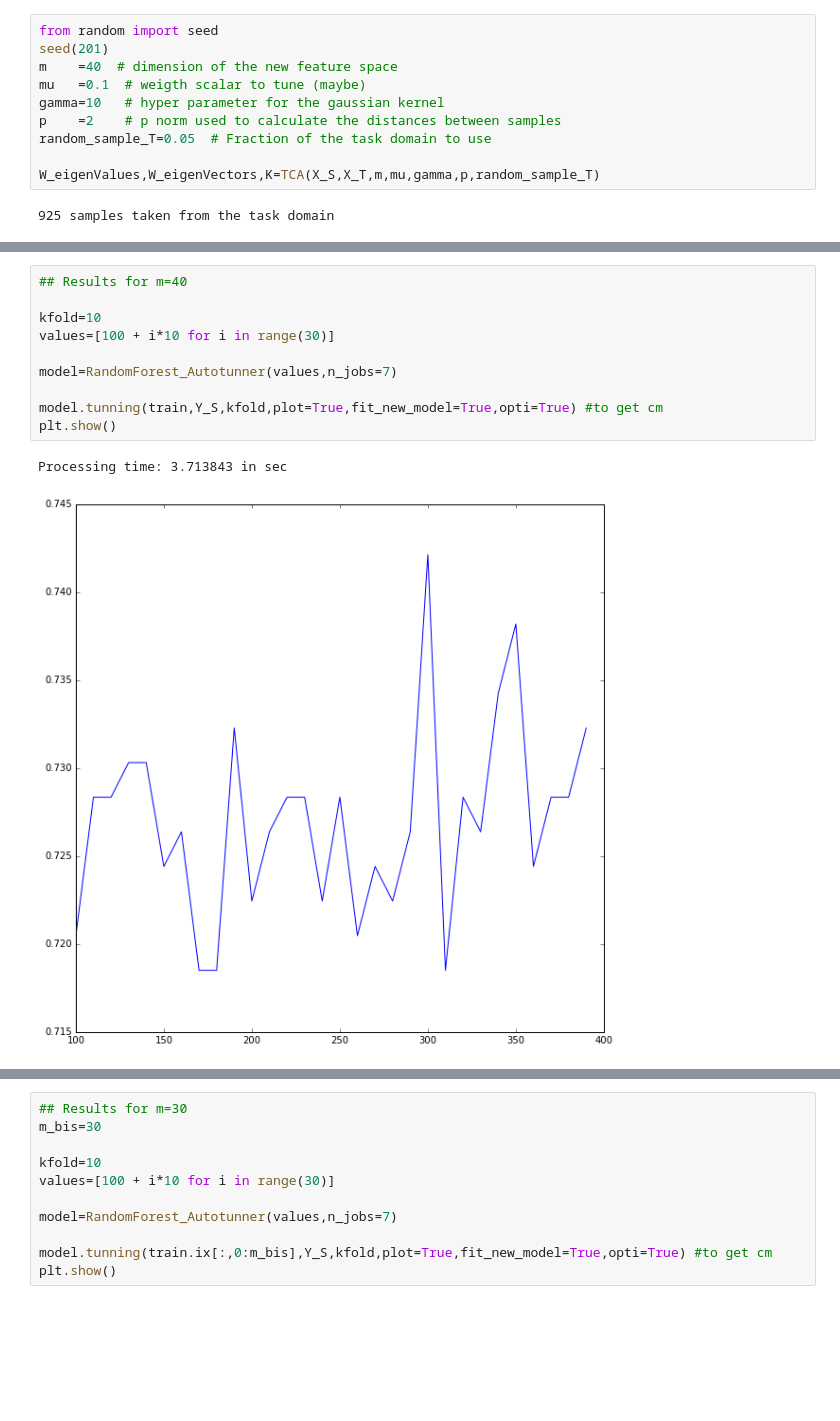
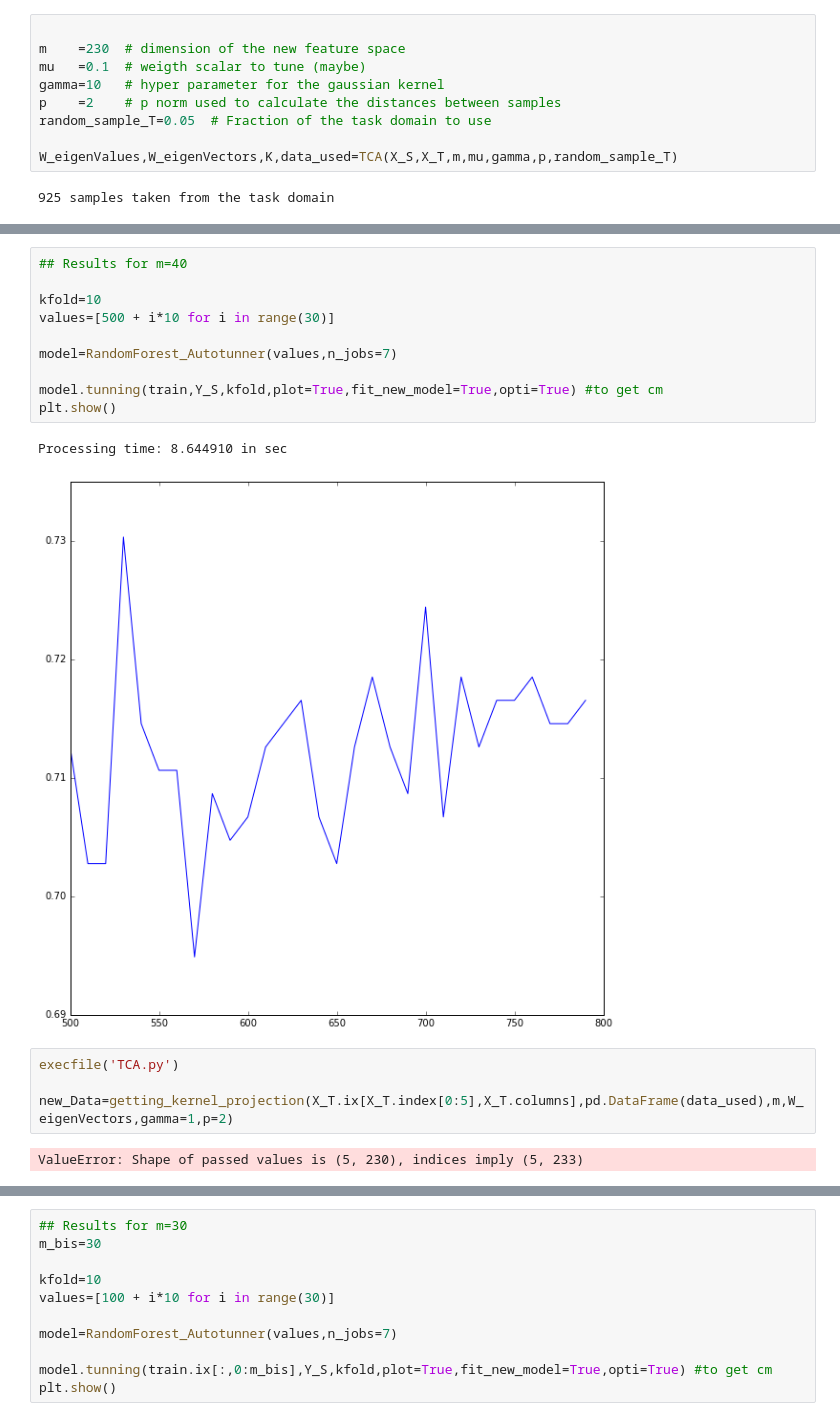
Before and after one commit to PeterJackNaylor/InternWork2, a Jupyter notebook: TCA.ipynb, the cells around one changed output, grey strips where cells are left out. Drawn from its saved outputs; the diff is of its cells as text; blank space fills up the shorter version.

```diff
--- a/TCA.ipynb
+++ b/TCA.ipynb
@@ -136,14 +137,13 @@ number of instances in the data before: 18502
 number of instances in the data after : 18502
 # %%
-from random import seed
-seed(201)
-m    =40  # dimension of the new feature space
+
+m    =230  # dimension of the new feature space
 mu   =0.1  # weigth scalar to tune (maybe)
 gamma=10   # hyper parameter for the gaussian kernel
 p    =2    # p norm used to calculate the distances between samples
 random_sample_T=0.05  # Fraction of the task domain to use
 
-W_eigenValues,W_eigenVectors,K=TCA(X_S,X_T,m,mu,gamma,p,random_sample_T)
+W_eigenValues,W_eigenVectors,K,data_used=TCA(X_S,X_T,m,mu,gamma,p,random_sample_T)
 # %% [output]
 925 samples taken from the task domain
 # %%
@@ -169,13 +177,19 @@ train.head()
 # %%
 ## Results for m=40
 
 kfold=10
-values=[100 + i*10 for i in range(30)]
+values=[500 + i*10 for i in range(30)]
 
 model=RandomForest_Autotunner(values,n_jobs=7)
 
 model.tunning(train,Y_S,kfold,plot=True,fit_new_model=True,opti=True) #to get cm
 plt.show()
 # %% [output]
-Processing time: 3.713843 in sec
+Processing time: 8.644910 in sec
-[figure, old version]
+[figure, new version]
+# %%
+execfile('TCA.py')
+
+new_Data=getting_kernel_projection(X_T.ix[X_T.index[0:5],X_T.columns],pd.DataFrame(data_used),m,W_eigenVectors,gamma=1,p=2)
+# %% [output]
+ValueError: Shape of passed values is (5, 230), indices imply (5, 233)
```
Also changed, not shown: parts of 5 cells of this notebook, 5 other files.
